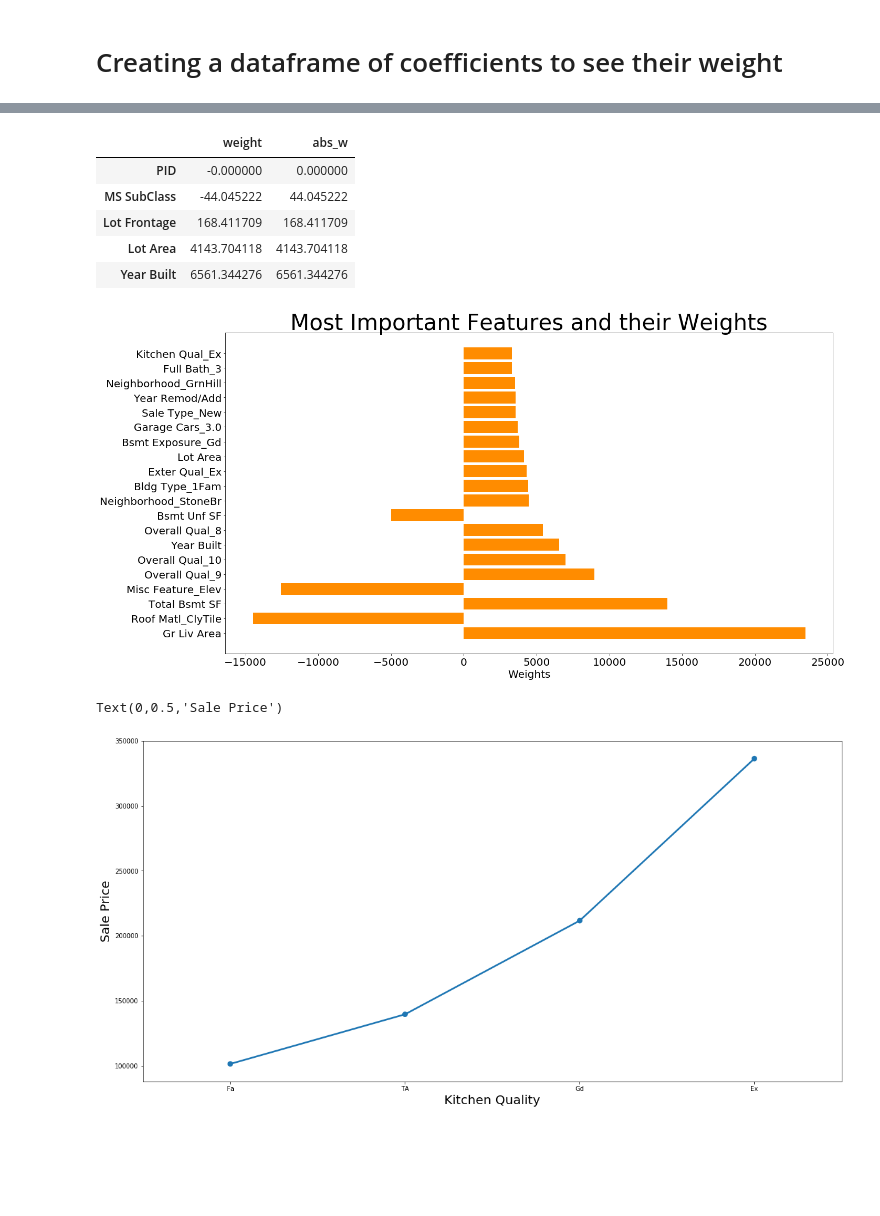
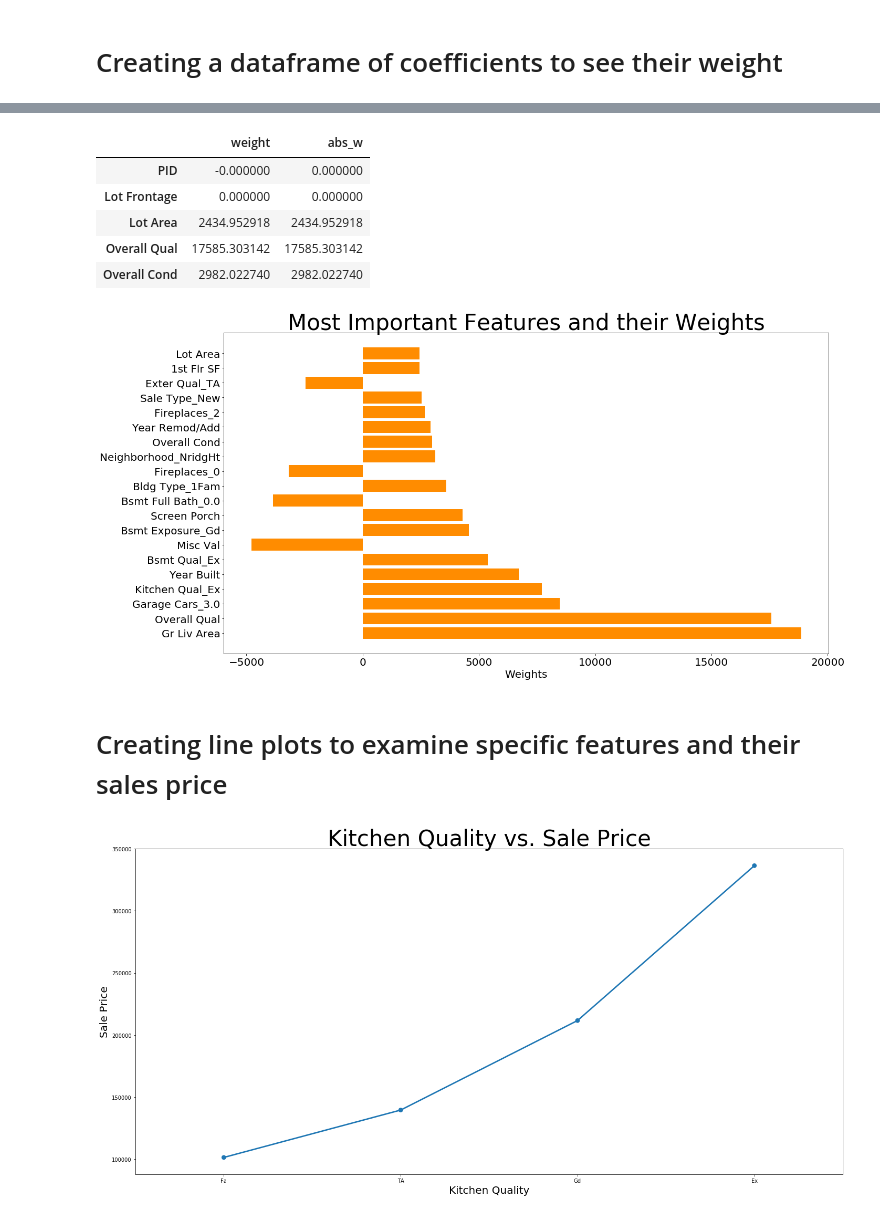
Before and after one commit to celehman44/Ames-Housing-Project, a Jupyter notebook: notebooks/03_Modeling-lasso.ipynb, the cells around one changed output, grey strips where cells are left out. Cells and saved outputs as stored; diff of their text form; code cells hidden in the pictures; blank space fills up the shorter version.

```diff
--- a/notebooks/03_Modeling-lasso.ipynb
+++ b/notebooks/03_Modeling-lasso.ipynb
@@ -19,5 +21,8 @@ X_test_sc = pd.read_csv('../data/X_test_sc.csv')
 y_train = pd.read_csv('../data/y_train.csv')
 y_test = pd.read_csv('../data/y_test.csv')
 df = pd.read_csv('../data/clean_data.csv')
+X = pd.read_csv('../data/X.csv')
+with open('../assets/scaler.pkl', 'rb') as f:
+    ss = pickle.load(f)
 # %% [markdown]
 # Instantiaing  and fitting my model
@@ -104,10 +138,10 @@ betas.head()
 # %% [output]
 |  | weight | abs_w |
 | PID | -0.000000 | 0.000000 |
-| MS SubClass | -44.045222 | 44.045222 |
-| Lot Frontage | 168.411709 | 168.411709 |
-| Lot Area | 4143.704118 | 4143.704118 |
-| Year Built | 6561.344276 | 6561.344276 |
+| Lot Frontage | 0.000000 | 0.000000 |
+| Lot Area | 2434.952918 | 2434.952918 |
+| Overall Qual | 17585.303142 | 17585.303142 |
+| Overall Cond | 2982.022740 | 2982.022740 |
 # %%
 weights = betas.sort_values('abs_w', ascending=False)['weight'].head(20)
 # %%
@@ -121,16 +155,19 @@ plt.xlabel('Weights', fontsize=20)
 plt.title(f'Most Important Features and their Weights', fontsize=42)
 plt.tight_layout()
 # %% [output]
-[figure, old version]
+[figure, new version]
+# %% [markdown]
+# Creating line plots to examine specific features and their sales price
 # %%
 plt.figure(figsize=(20,10))
 sns.pointplot(x = 'Kitchen Qual', y = 'SalePrice', data =df,
               order = ['Fa', 'TA', 'Gd', 'Ex'],
               orient = 'v', ci = 0)
 plt.xlabel('Kitchen Quality',fontsize=20)
 plt.ylabel('Sale Price',fontsize=20)
+plt.title(f'Kitchen Quality vs. Sale Price', fontsize=42)
+plt.tight_layout()
 # %% [output]
-Text(0,0.5,'Sale Price')
-[figure, old version]
+[figure, new version]
 # %%
 plt.figure(figsize=(20,10))
```
Also changed, not shown: parts of 25 cells of this notebook, 16 other files.
